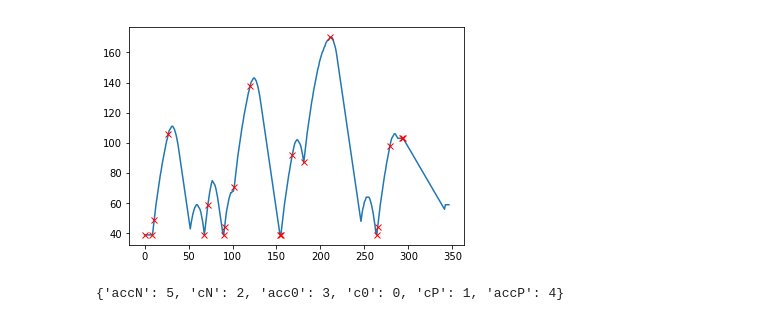
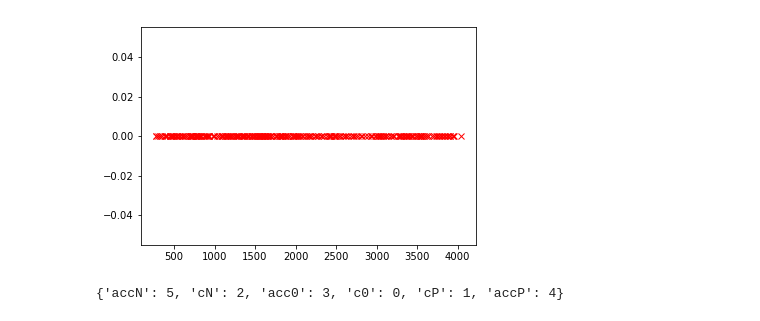
Before and after one commit to JoeOsborn/mechlearn, a Jupyter notebook: mechlearn/Segmentation.ipynb, the cells around one changed output. Cells and saved outputs as stored; diff of their text form; code cells hidden in the pictures.

```diff
--- a/mechlearn/Segmentation.ipynb
+++ b/mechlearn/Segmentation.ipynb
@@ -15,0 +12,33 @@ np.shape(track)
+# %%
+
+tracksToKeep=['track2']
+kept = []
+
+
+for track in sorted(tracks[1]):
+    trackID = track[0]
+    trackDict = track[1]
+    trackDat = []
+    for t in sorted(trackDict):
+        trackDat.append([t] + list(trackDict[t][1]))
+    trackDat = np.array(trackDat)
+    if trackID in tracksToKeep:
+        kept.append(trackDat)
+    #plt.plot(trackDat[:,0],256-trackDat[:,2])
+    #plt.show()
+
+for track in sorted(tracks[0]):
+    trackID = track
+    track = tracks[0][trackID]
+    trackDict = track
+    trackDat = []
+    for t in sorted(trackDict):
+        trackDat.append([t] + list(trackDict[t][1]))
+    trackDat = np.array(trackDat)
+    if trackID in tracksToKeep:
+        kept.append(trackDat)
+    #plt.plot(trackDat[:,0],256-trackDat[:,2])
+    #plt.show()
+track = np.vstack(kept)
+plt.plot(track[:,0],256-track[:,2])
+plt.show()
@@ -262,20 +172,26 @@ plt.show()
 # %%
+import fceulib
+inputVec = fceulib.readInputs('Illustrative.fm2')
+
 def button_change_times(button_masks):
     last_mask = 0
     mask_times = []
     for t, b in enumerate(button_masks):
+        if t < track[0,0]:
+            continue
+        if t > track[-1,0]:
+            break
         if b != last_mask:
             mask_times.append(t)
             last_mask = b
     return mask_times
 
-button_times = button_change_times(track[:,3])
+button_times = button_change_times(inputVec)
 
-plt.plot(track[:,2])
-plt.plot(np.array(button_times),track[np.array(button_times,dtype='int'),2],'rx')
+plt.plot(np.array(button_times),np.array(button_times)*0,'rx')
 plt.show()
 # %% [output]
-[figure, old version]
+[figure, new version]
 # %%
 # Templates is an array of model-generating functions of increasing complexity.
 templates = [
```
Also changed, not shown: parts of 16 cells of this notebook, 4 other files.
